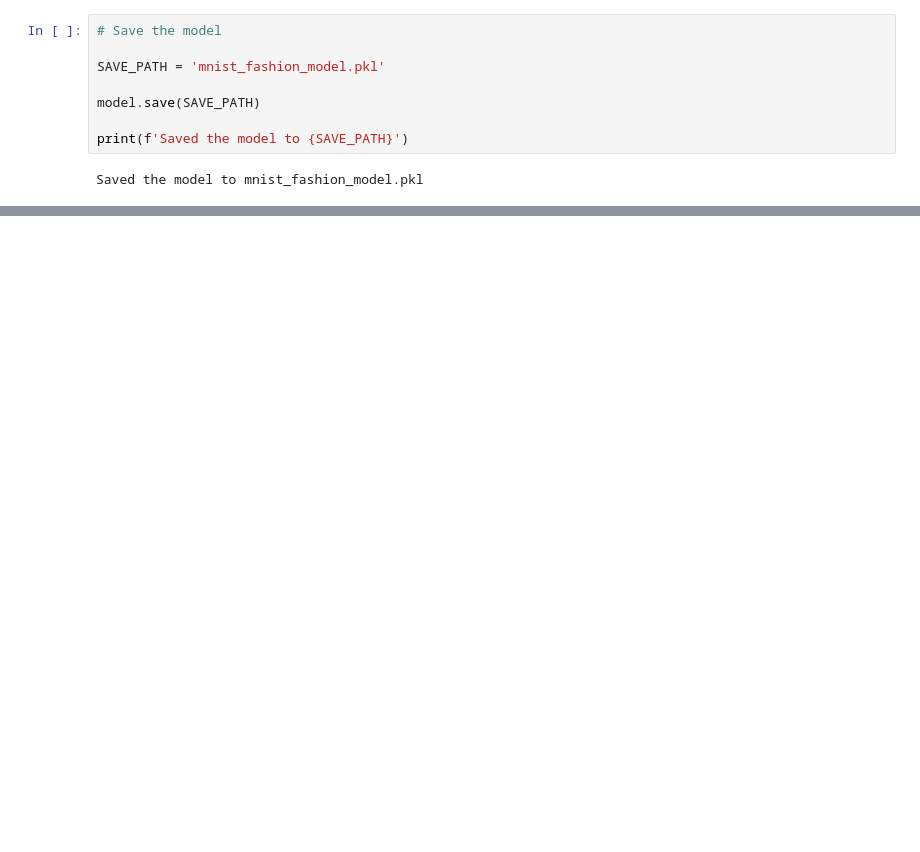
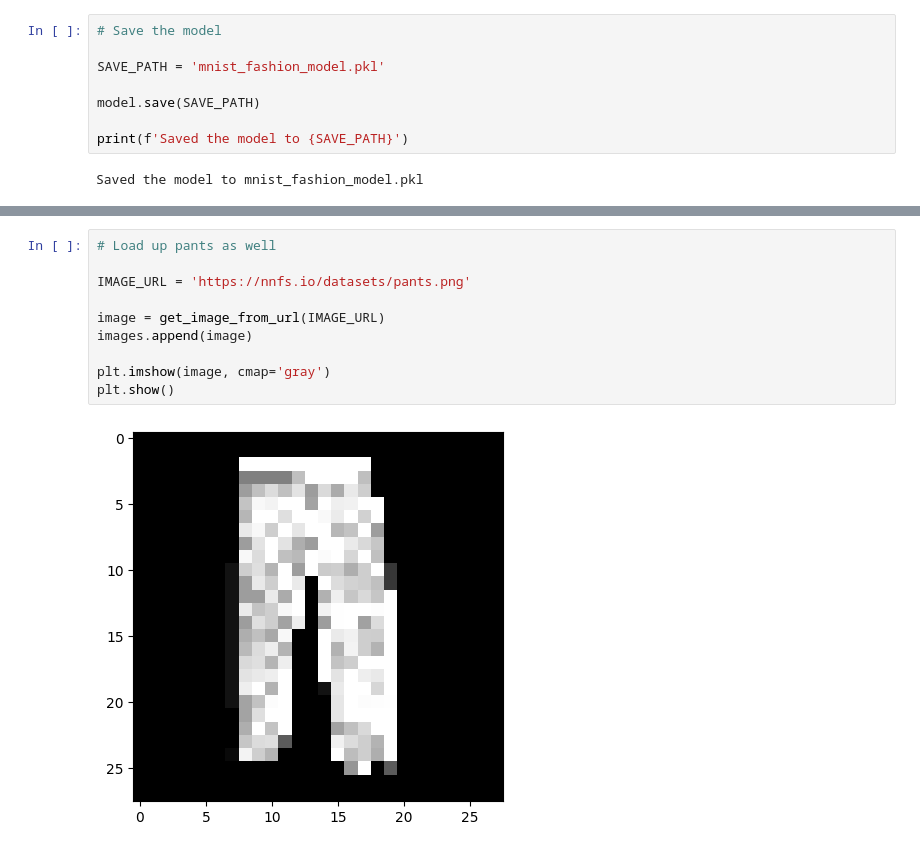
Before and after one commit to limtis0/NeularNetworksFromScratch, a Jupyter notebook: mnist_training.ipynb, the cells around one changed output, grey strips where cells are left out. Drawn from its saved outputs; the diff is of its cells as text; blank space fills up the shorter version.

```diff
--- a/mnist_training.ipynb
+++ b/mnist_training.ipynb
@@ -185,0 +249,12 @@ Evaluation - acc: 0.919, loss: 0.218
+# %%
+# Load up pants as well
+
+IMAGE_URL = 'https://nnfs.io/datasets/pants.png'
+
+image = get_image_from_url(IMAGE_URL)
+images.append(image)
+
+plt.imshow(image, cmap='gray')
+plt.show()
+# %% [output]
+[figure, added]
```
Also changed, not shown: parts of 10 cells of this notebook, 1 other file.
